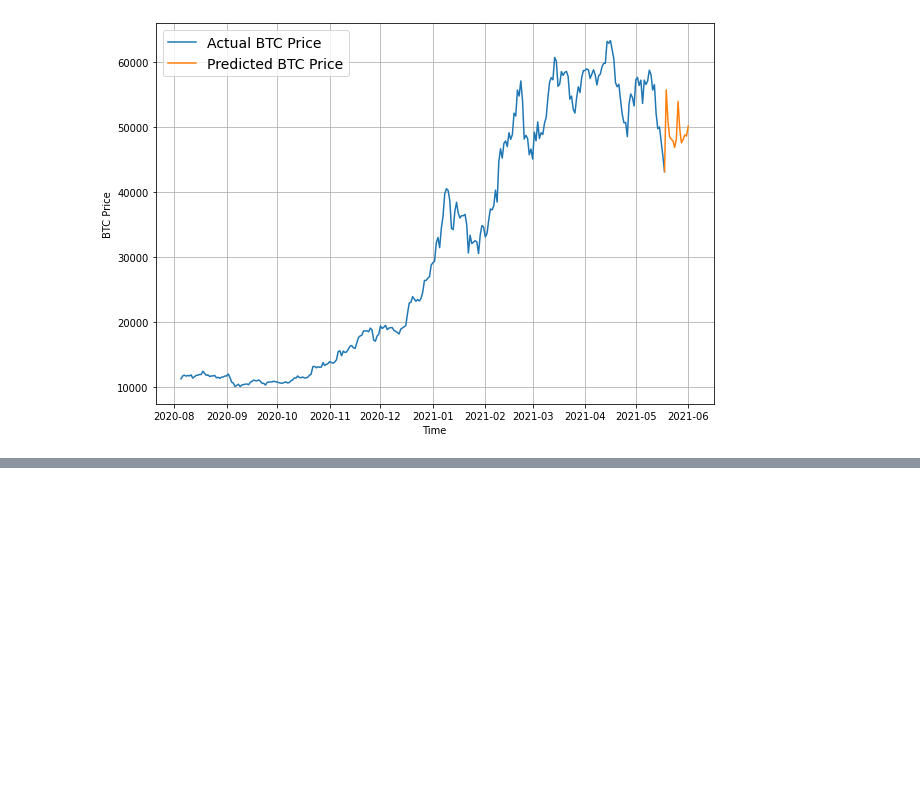
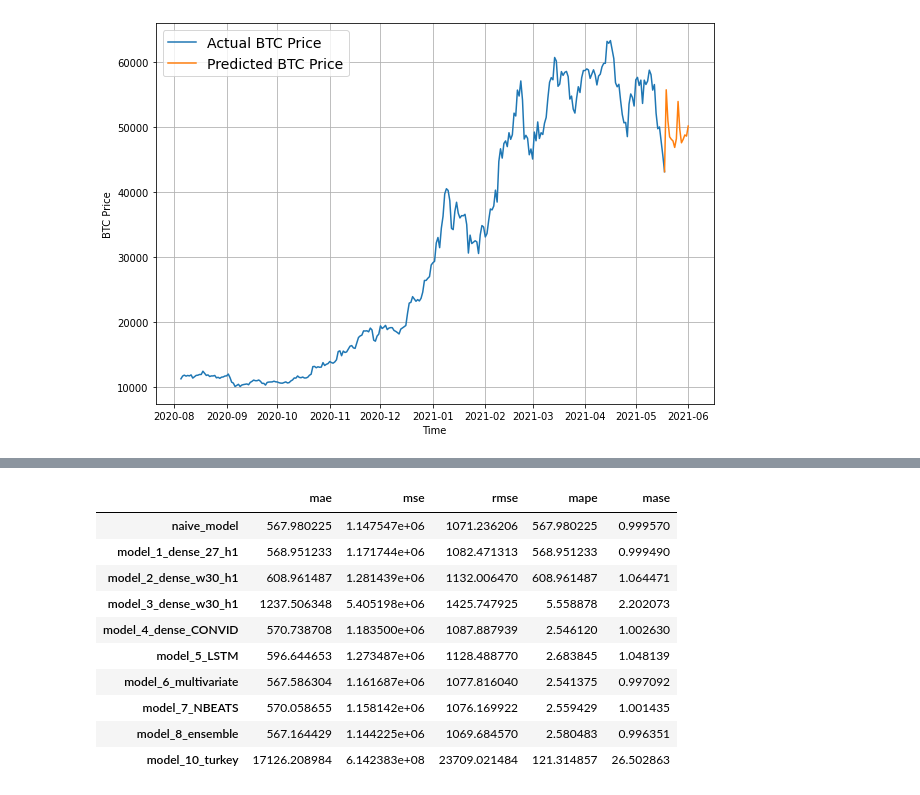
Before and after one commit to vijayraikar1999/Tensorflow-Developer-Certification, a Jupyter notebook: 10_time_series_forecasting_with_tensorflow.ipynb, the cells around one changed output, grey strips where cells are left out. Saved outputs shown, nothing was run; the diff lists cells and outputs as text; code cells hidden in the pictures; blank space fills up the shorter version.

```diff
--- a/10_time_series_forecasting_with_tensorflow.ipynb
+++ b/10_time_series_forecasting_with_tensorflow.ipynb
@@ -2472,0 +2646,25 @@ plot_time_series(next_time_steps, future_forecast, format='-', label='Predicted
+# %%
+ ### Compare different model results (w = window, h = horizon, e.g. w=7 means a window size of 7)
+ model_results = pd.DataFrame({'naive_model': naive_results,
+                               'model_1_dense_27_h1': model_1_results,
+                               'model_2_dense_w30_h1': model_2_results,
+                               'model_3_dense_w30_h1': model_3_results,
+                               'model_4_dense_CONVID': model_4_results,
+                               'model_5_LSTM': model_5_results,
+                               'model_6_multivariate': model_6_results,
+                               'model_7_NBEATS': model_7_results,
+                               'model_8_ensemble': ensemble_results,
+                               'model_10_turkey': turkey_results}).T
+ model_results.head(10)
+# %% [output]
+|  | mae | mse | rmse | mape | mase |
+| naive_model | 567.980225 | 1.147547e+06 | 1071.236206 | 567.980225 | 0.999570 |
+| model_1_dense_27_h1 | 568.951233 | 1.171744e+06 | 1082.471313 | 568.951233 | 0.999490 |
+| model_2_dense_w30_h1 | 608.961487 | 1.281439e+06 | 1132.006470 | 608.961487 | 1.064471 |
+| model_3_dense_w30_h1 | 1237.506348 | 5.405198e+06 | 1425.747925 | 5.558878 | 2.202073 |
+| model_4_dense_CONVID | 570.738708 | 1.183500e+06 | 1087.887939 | 2.546120 | 1.002630 |
+| model_5_LSTM | 596.644653 | 1.273487e+06 | 1128.488770 | 2.683845 | 1.048139 |
+| model_6_multivariate | 567.586304 | 1.161687e+06 | 1077.816040 | 2.541375 | 0.997092 |
+| model_7_NBEATS | 570.058655 | 1.158142e+06 | 1076.169922 | 2.559429 | 1.001435 |
+| model_8_ensemble | 567.164429 | 1.144225e+06 | 1069.684570 | 2.580483 | 0.996351 |
+| model_10_turkey | 17126.208984 | 6.142383e+08 | 23709.021484 | 121.314857 | 26.502863 |
```
Also changed, not shown: parts of 39 cells of this notebook.
